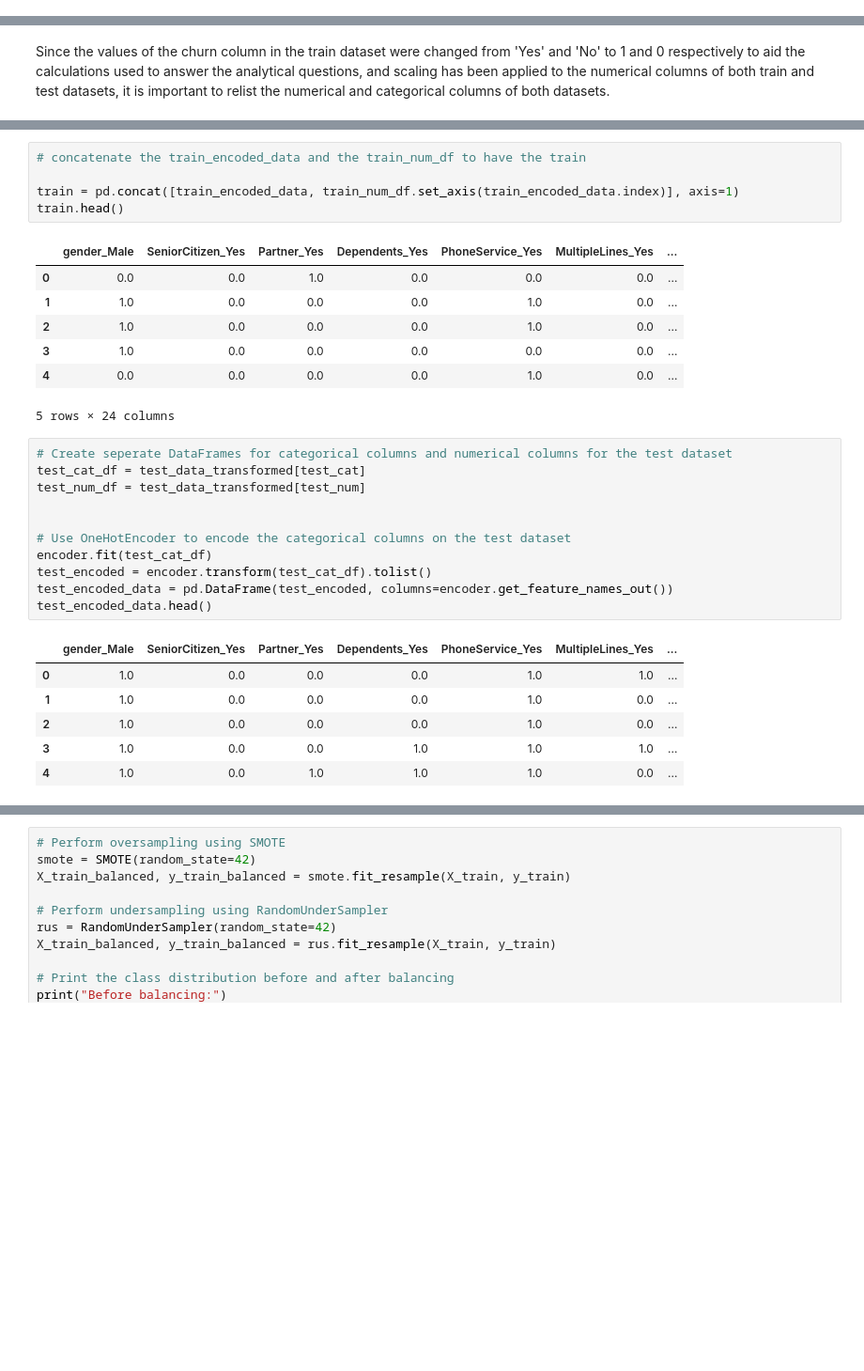
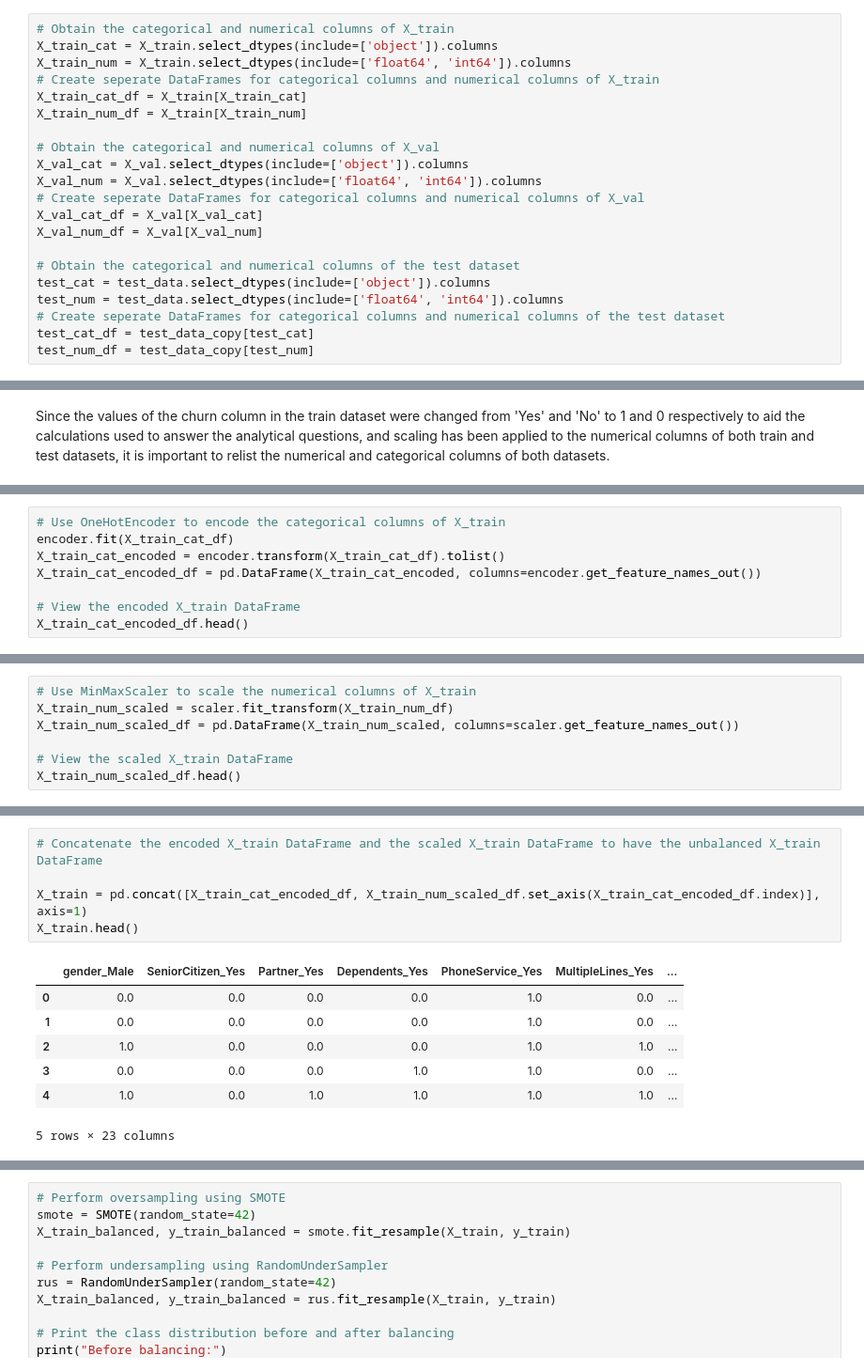
Before and after one commit to iameberedavid/Telco-Churn-Analysis, a Jupyter notebook: Jupyter Notebook.ipynb, the cells around one changed output, grey strips where cells are left out. Shown at 94% size. Saved outputs shown, nothing was run; the diff lists cells and outputs as text; blank space fills up the shorter version.

```diff
--- a/Jupyter Notebook.ipynb
+++ b/Jupyter Notebook.ipynb
@@ -1338,3 +1322,24 @@ test_data_transformed[columns_to_scale].head()
+# %%
+# Obtain the categorical and numerical columns of X_train
+X_train_cat = X_train.select_dtypes(include=['object']).columns
+X_train_num = X_train.select_dtypes(include=['float64', 'int64']).columns
+# Create seperate DataFrames for categorical columns and numerical columns of X_train
+X_train_cat_df = X_train[X_train_cat]
+X_train_num_df = X_train[X_train_num]
+
+# Obtain the categorical and numerical columns of X_val
+X_val_cat = X_val.select_dtypes(include=['object']).columns
+X_val_num = X_val.select_dtypes(include=['float64', 'int64']).columns
+# Create seperate DataFrames for categorical columns and numerical columns of X_val
+X_val_cat_df = X_val[X_val_cat]
+X_val_num_df = X_val[X_val_num]
+
+# Obtain the categorical and numerical columns of the test dataset
+test_cat = test_data.select_dtypes(include=['object']).columns
+test_num = test_data.select_dtypes(include=['float64', 'int64']).columns
+# Create seperate DataFrames for categorical columns and numerical columns of the test dataset
+test_cat_df = test_data_copy[test_cat]
+test_num_df = test_data_copy[test_num]
 # %% [markdown]
 ### Feature encoding
 # %% [markdown]
@@ -1370,0 +1351,8 @@ train_encoded_data.head()
+# %%
+# Use OneHotEncoder to encode the categorical columns of X_train
+encoder.fit(X_train_cat_df)
+X_train_cat_encoded = encoder.transform(X_train_cat_df).tolist()
+X_train_cat_encoded_df = pd.DataFrame(X_train_cat_encoded, columns=encoder.get_feature_names_out())
+
+# View the encoded X_train DataFrame
+X_train_cat_encoded_df.head()
@@ -1370,0 +1404,7 @@ train_encoded_data.head()
+# %%
+# Use MinMaxScaler to scale the numerical columns of X_train
+X_train_num_scaled = scaler.fit_transform(X_train_num_df)
+X_train_num_scaled_df = pd.DataFrame(X_train_num_scaled, columns=scaler.get_feature_names_out())
+
+# View the scaled X_train DataFrame
+X_train_num_scaled_df.head()
@@ -1371,31 +1446,13 @@ train_encoded_data.head()
 # %%
-# concatenate the train_encoded_data and the train_num_df to have the train
+# Concatenate the encoded X_train DataFrame and the scaled X_train DataFrame to have the unbalanced X_train DataFrame
 
-train = pd.concat([train_encoded_data, train_num_df.set_axis(train_encoded_data.index)], axis=1)
-train.head()
+X_train = pd.concat([X_train_cat_encoded_df, X_train_num_scaled_df.set_axis(X_train_cat_encoded_df.index)], axis=1)
+X_train.head()
 # %% [output]
 |  | gender_Male | SeniorCitizen_Yes | Partner_Yes | Dependents_Yes | PhoneService_Yes | MultipleLines_Yes | ... |
-| 0 | 0.0 | 0.0 | 1.0 | 0.0 | 0.0 | 0.0 | ... |
-| 1 | 1.0 | 0.0 | 0.0 | 0.0 | 1.0 | 0.0 | ... |
-| 2 | 1.0 | 0.0 | 0.0 | 0.0 | 1.0 | 0.0 | ... |
-| 3 | 1.0 | 0.0 | 0.0 | 0.0 | 0.0 | 0.0 | ... |
-| 4 | 0.0 | 0.0 | 0.0 | 0.0 | 1.0 | 0.0 | ... |
+| 0 | 0.0 | 0.0 | 0.0 | 0.0 | 1.0 | 0.0 | ... |
+| 1 | 0.0 | 0.0 | 0.0 | 0.0 | 1.0 | 0.0 | ... |
+| 2 | 1.0 | 0.0 | 0.0 | 0.0 | 1.0 | 1.0 | ... |
+| 3 | 0.0 | 0.0 | 0.0 | 1.0 | 1.0 | 0.0 | ... |
+| 4 | 1.0 | 0.0 | 1.0 | 1.0 | 1.0 | 1.0 | ... |
-5 rows × 24 columns
+5 rows × 23 columns
-# %%
-# Create seperate DataFrames for categorical columns and numerical columns for the test dataset
-test_cat_df = test_data_transformed[test_cat]
-test_num_df = test_data_transformed[test_num]
-
-
-# Use OneHotEncoder to encode the categorical columns on the test dataset
-encoder.fit(test_cat_df)
-test_encoded = encoder.transform(test_cat_df).tolist()
-test_encoded_data = pd.DataFrame(test_encoded, columns=encoder.get_feature_names_out())
-test_encoded_data.head()
-# %% [output]
-|  | gender_Male | SeniorCitizen_Yes | Partner_Yes | Dependents_Yes | PhoneService_Yes | MultipleLines_Yes | ... |
-| 0 | 1.0 | 0.0 | 0.0 | 0.0 | 1.0 | 1.0 | ... |
-| 1 | 1.0 | 0.0 | 0.0 | 0.0 | 1.0 | 0.0 | ... |
-| 2 | 1.0 | 0.0 | 0.0 | 0.0 | 1.0 | 0.0 | ... |
-| 3 | 1.0 | 0.0 | 0.0 | 1.0 | 1.0 | 1.0 | ... |
-| 4 | 1.0 | 0.0 | 1.0 | 1.0 | 1.0 | 0.0 | ... |
```
Also changed, not shown: parts of 43 cells of this notebook.
